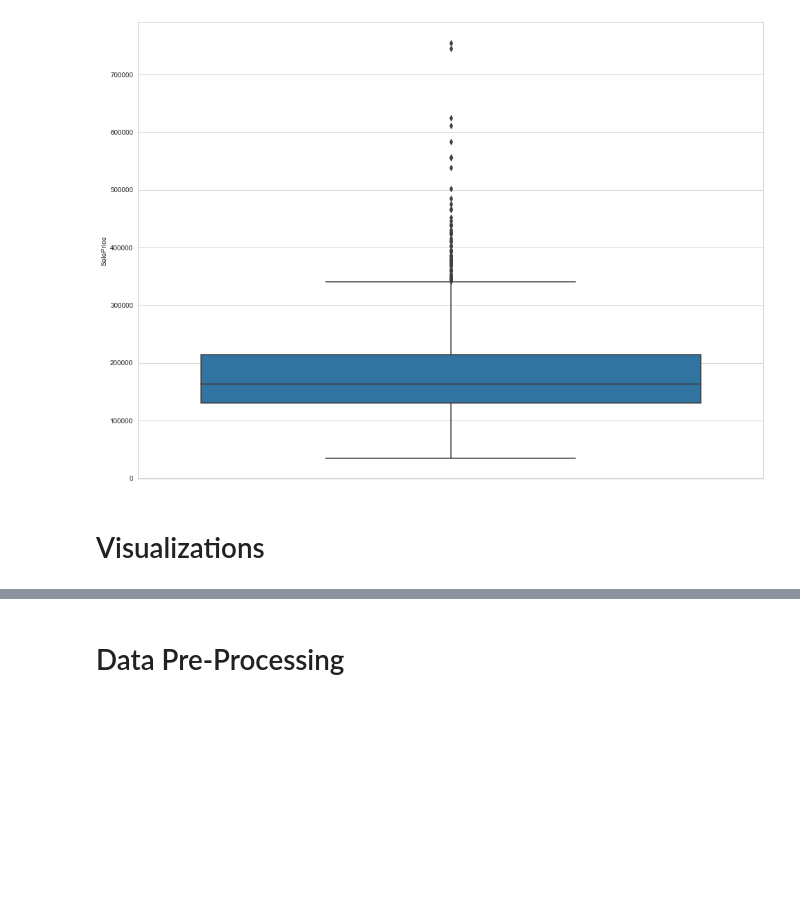
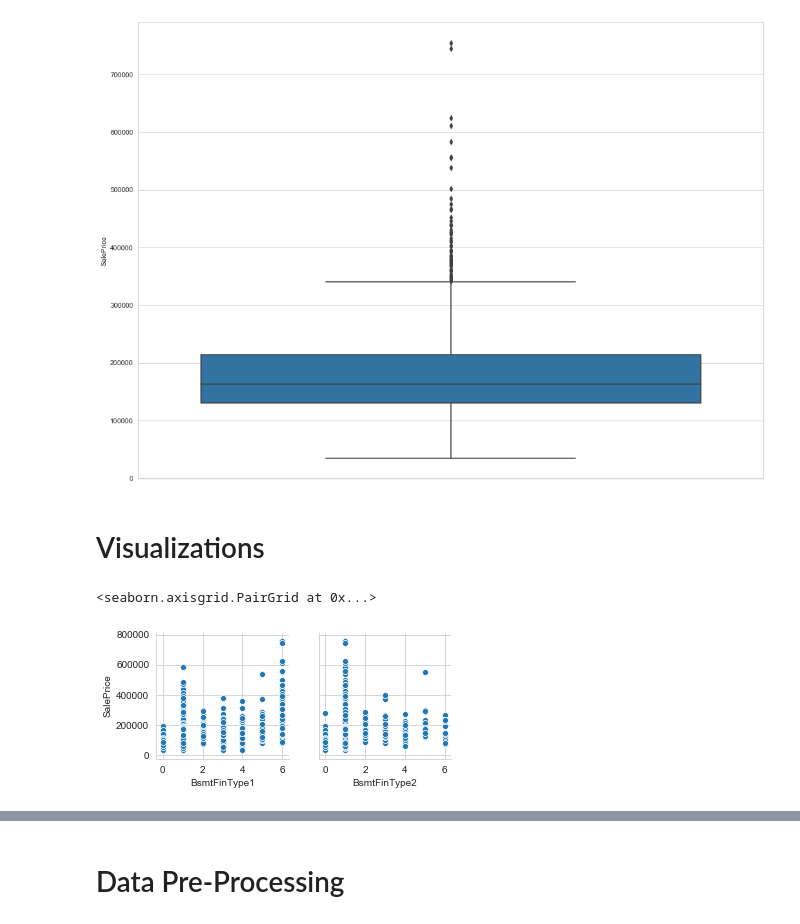
Before and after one commit to lijq33/Data-mining, a Jupyter notebook: Data Mining Assignment.ipynb, the cells around one changed output, grey strips where cells are left out. Cells and saved outputs as stored; diff of their text form; code cells hidden in the pictures; blank space fills up the shorter version.

```diff
--- a/Data Mining Assignment.ipynb
+++ b/Data Mining Assignment.ipynb
@@ -188,11 +188,12 @@ categoricals
 df_train['MasVnrArea'] = df_train['MasVnrArea'].astype('float32')
 df_train['GarageYrBlt'] = df_train['GarageYrBlt'].astype('int')
 # %%
-norminal = ['MSZoning', 'Street', 'Alley', 'LotConfig',  'Neighborhood', 'Condition1',
-         'Condition2', 'BldgType', 'HouseStyle', 'RoofStyle', 'RoofMatl', 'Exterior1st',
-         'Exterior2nd', 'MasVnrType', 'Foundation',  'Heating', 'CentralAir', 'Electrical',
-         'Functional',  'GarageType', 'PavedDrive', 'MiscFeature', 'SaleType', 'SaleCondition',
-         'LotShape', 'LandContour', 'Utilities', 'GarageFinish']
+norminal = ['MSZoning', 'Street', 'Alley', 'LotShape',  'LandContour', 'Utilities',
+            'LotConfig',  'Neighborhood', 'Condition1', 'Condition2', 'BldgType',
+            'HouseStyle', 'RoofStyle', 'RoofMatl', 'Exterior1st', 'Exterior2nd',
+            'MasVnrType', 'Foundation',  'Heating', 'CentralAir', 'Electrical',
+            'Functional',  'GarageType', 'PavedDrive', 'MiscFeature', 'SaleType',
+            'SaleCondition', 'GarageFinish']
 # %%
 Ordinal = ['LandSlope',
            'PoolQC', 'KitchenQual','ExterQual', 'ExterCond', 'HeatingQC',
@@ -527,7 +532,3 @@ sns.boxplot(y=df_train["SalePrice"])
 # %% [output]
 <matplotlib.axes._subplots.AxesSubplot at 0x...>
 [figure]
-# %%
-for categorical in categoricals:
-    df_train.loc[:,categorical] = label_encoder.fit_transform(df_train.loc[:,categorical].astype('str')).astype('float64')
-df_train[categoricals].head()
@@ -556,3 +537,10 @@ for missing_numerical in missing_numerical_cols:
+# %%
+sns.pairplot(data=df_train,
+                  y_vars=['SalePrice'],
+                  x_vars=['BsmtFinType1','BsmtFinType2'])
+# %% [output]
+<seaborn.axisgrid.PairGrid at 0x...>
+[figure, added]
 # %%
 # Strong Correlation values between predictor variable!
 # GarageCars & GarageArea. Increase In Area of Garage -> Increase in number Cars
```
Also changed, not shown: parts of 10 cells of this notebook.
